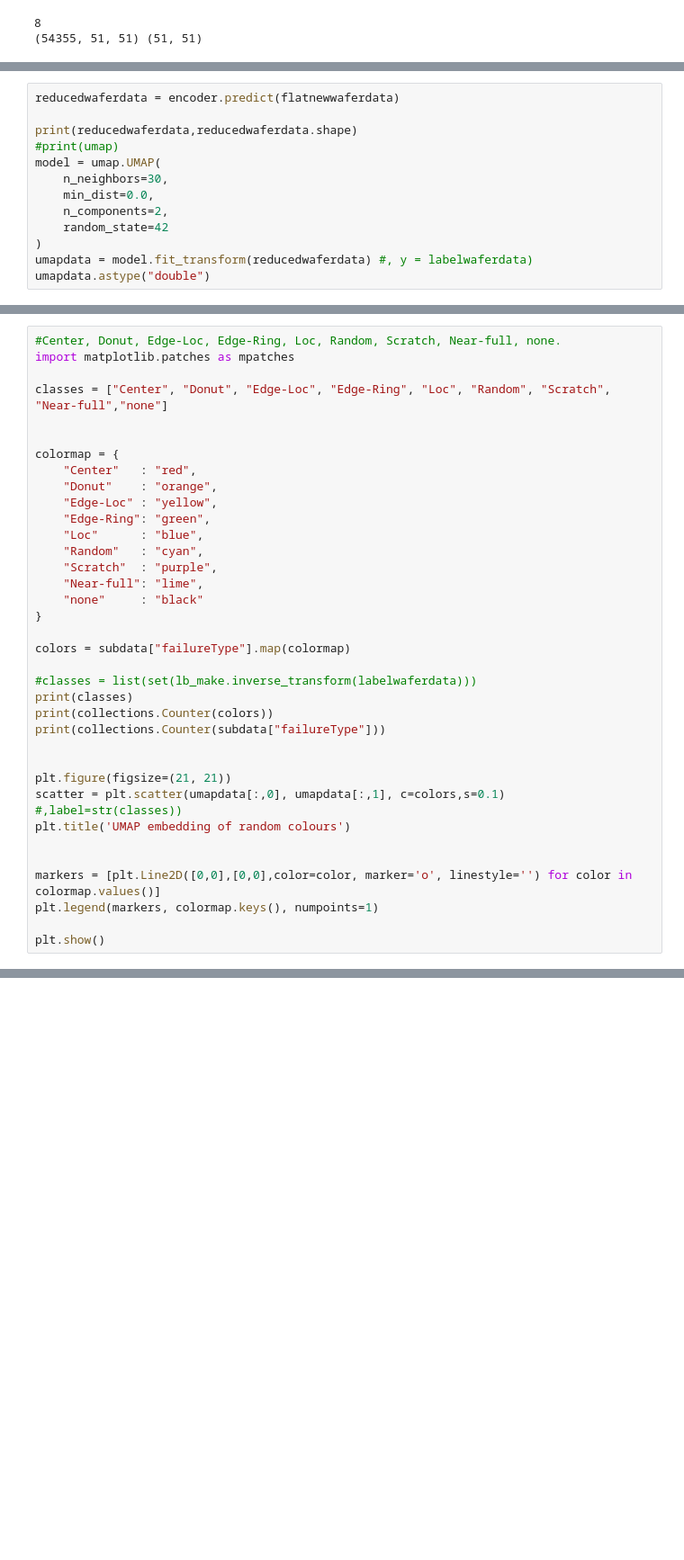
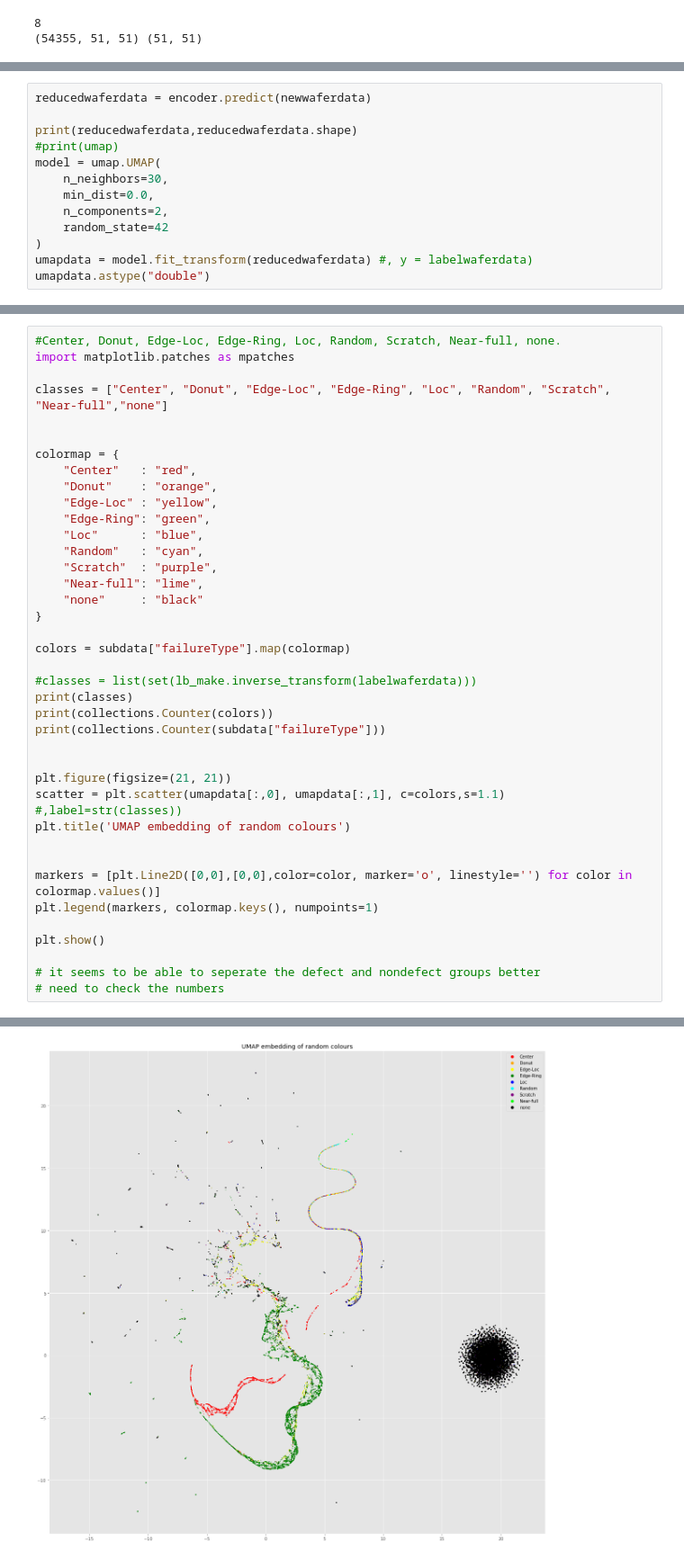
Before and after one commit to dmta9796/waferdatasetexperiments, a Jupyter notebook: autoencodertest.ipynb, the cells around one changed output, grey strips where cells are left out. Shown: that part at 90% size. Drawn from its saved outputs; the diff is of its cells as text; blank space fills up the shorter version.

```diff
--- a/autoencodertest.ipynb
+++ b/autoencodertest.ipynb
@@ -182,5 +254,5 @@ Epoch 50/50
 # %%
-reducedwaferdata = encoder.predict(flatnewwaferdata)
+reducedwaferdata = encoder.predict(newwaferdata)
 
 print(reducedwaferdata,reducedwaferdata.shape)
 #print(umap)
@@ -228,7 +313,7 @@ print(collections.Counter(subdata["failureType"]))
 
 
 plt.figure(figsize=(21, 21))
-scatter = plt.scatter(umapdata[:,0], umapdata[:,1], c=colors,s=0.1) #,label=str(classes))
+scatter = plt.scatter(umapdata[:,0], umapdata[:,1], c=colors,s=1.1) #,label=str(classes))
 plt.title('UMAP embedding of random colours')
 
 
@@ -236,3 +321,7 @@ markers = [plt.Line2D([0,0],[0,0],color=color, marker='o', linestyle='') for col
 plt.legend(markers, colormap.keys(), numpoints=1)
 
 plt.show()
+
+# it seems to be able to seperate the defect and nondefect groups better
+# need to check the numbers
+# %% [output]
@@ -238,0 +331 @@ plt.show()
+[figure, added]
```
Also changed, not shown: parts of 10 cells of this notebook.
